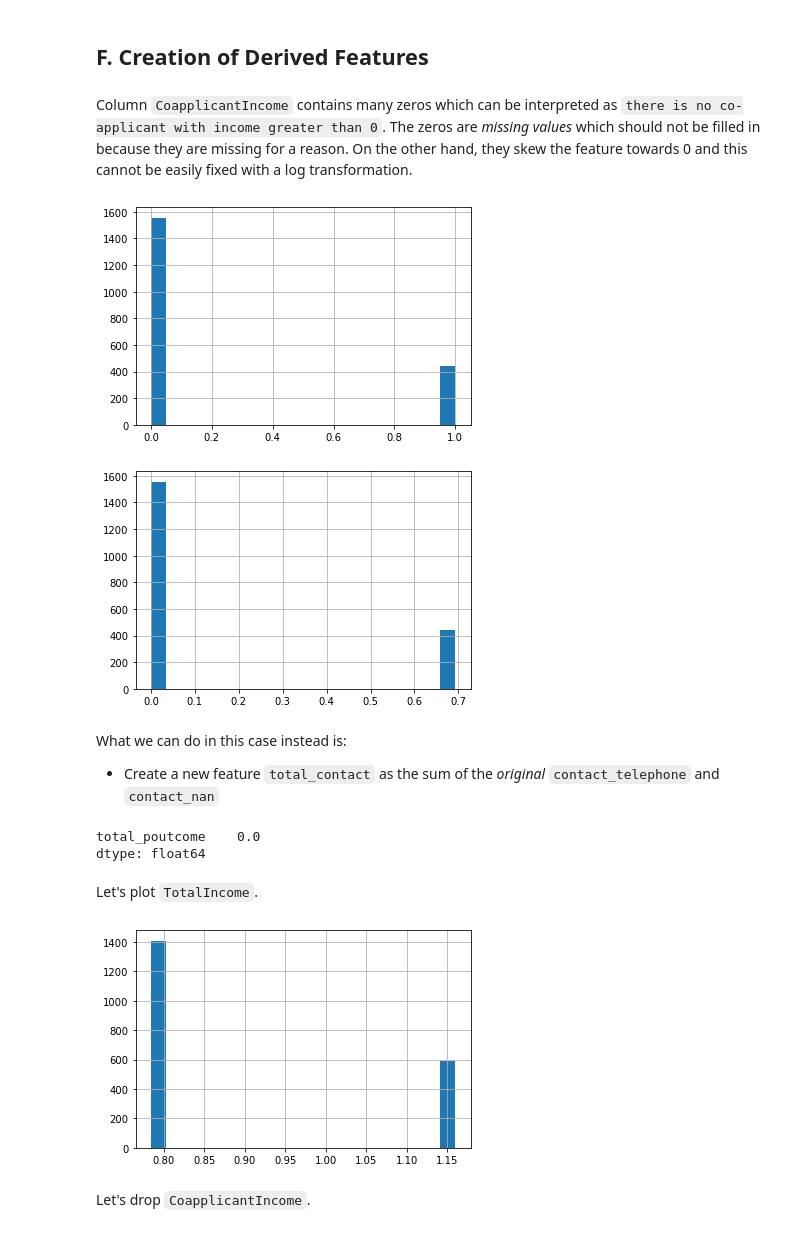
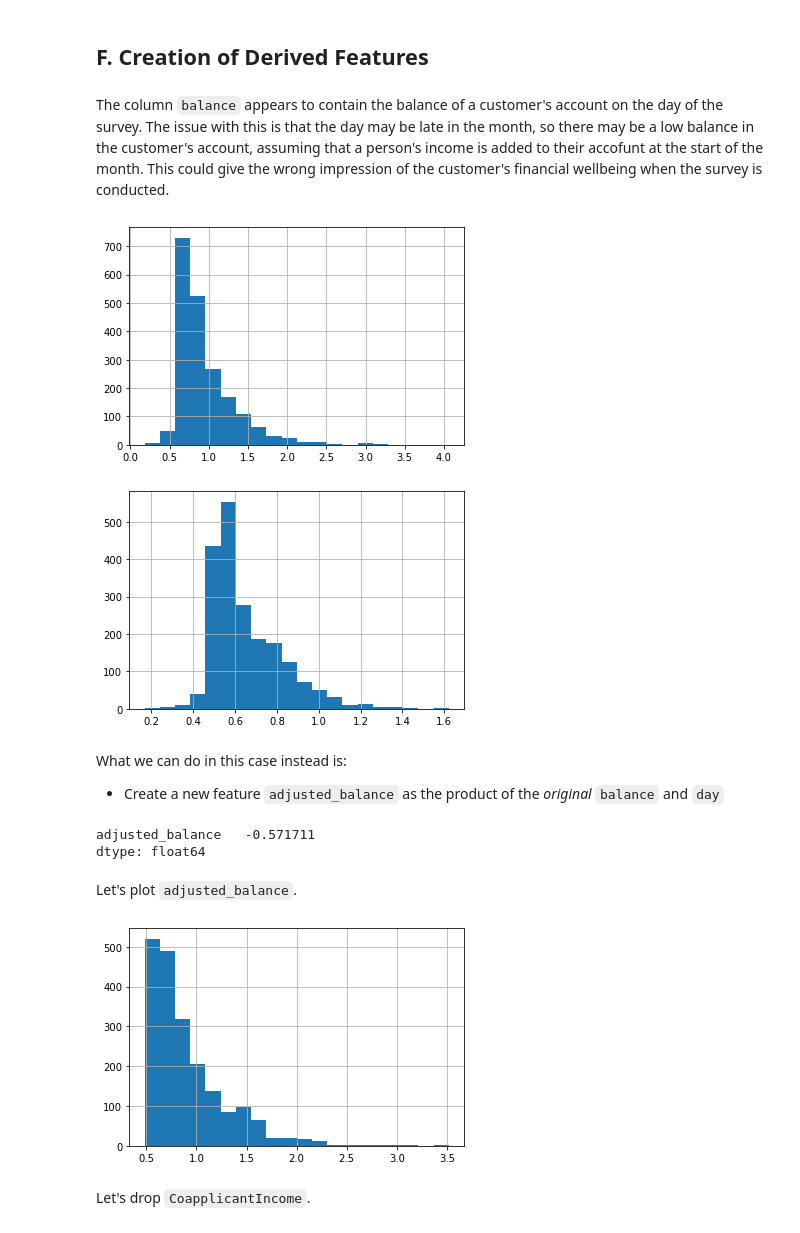
Before and after one commit to Boontay/CS4168_Etivities, a Jupyter notebook: etivity2.ipynb, the cells around one changed output. Drawn from its saved outputs; the diff is of its cells as text; code cells hidden in the pictures.

```diff
--- a/etivity2.ipynb
+++ b/etivity2.ipynb
@@ -332,20 +331,20 @@ plt.show()
 [figure]
 # %% [markdown]
 ## F. Creation of Derived Features
-# %% [markdown]
-Column `CoapplicantIncome` contains many zeros which can be interpreted as `there is no co-applicant with income greater than 0`. The zeros are *missing values* which should not be filled in because they are missing for a reason. On the other hand, they skew the feature towards 0 and this cannot be easily fixed with a log transformation.
+# %% [markdown]
+The column `balance` appears to contain the balance of a customer's account on the day of the survey. The issue with this is that the day may be late in the month, so there may be a low balance in the customer's account, assuming that a person's income is added to their accofunt at the start of the month. This could give the wrong impression of the customer's financial wellbeing when the survey is conducted.
 # %%
-df['poutcome_success'].hist(bins=20)
+df['balance'].hist(bins=20)
 plt.show()
 # %% [output]
-[figure, old version]
+[figure, new version]
 # %%
-np.log(df['poutcome_success']+1).hist(bins=20)
+np.log(df['balance']+1).hist(bins=20)
 plt.show()
 # %% [output]
-[figure, old version]
+[figure, new version]
 # %% [markdown]
 What we can do in this case instead is:
-* Create a new feature `total_contact` as the sum of the *original* `contact_telephone` and `contact_nan`
+* Create a new feature `adjusted_balance` as the product of the *original* `balance` and `day`
 # %%
 # Create TotalIncome column and apply a log transformation
@@ -355,6 +354,6 @@ df[['total_poutcome']] = robust_scaler.fit_transform(df[['total_poutcome']])
 # %%
-df[['total_poutcome']].min()
+df[['adjusted_balance']].min()
 # %% [output]
-total_poutcome    0.0
+adjusted_balance   -0.571711
 dtype: float64
 # %%
@@ -362,10 +361,10 @@ df['total_poutcome'] = np.log(df['total_poutcome']+2.19)
 # %% [markdown]
-Let's plot `TotalIncome`.
+Let's plot `adjusted_balance`.
 # %%
-df['total_poutcome'].hist(bins=20)
+df['adjusted_balance'].hist(bins=20)
 plt.show()
 # %% [output]
-[figure, old version]
+[figure, new version]
 # %% [markdown]
 Let's drop `CoapplicantIncome`.
 # %%
```
Also changed, not shown: parts of 16 cells of this notebook.
